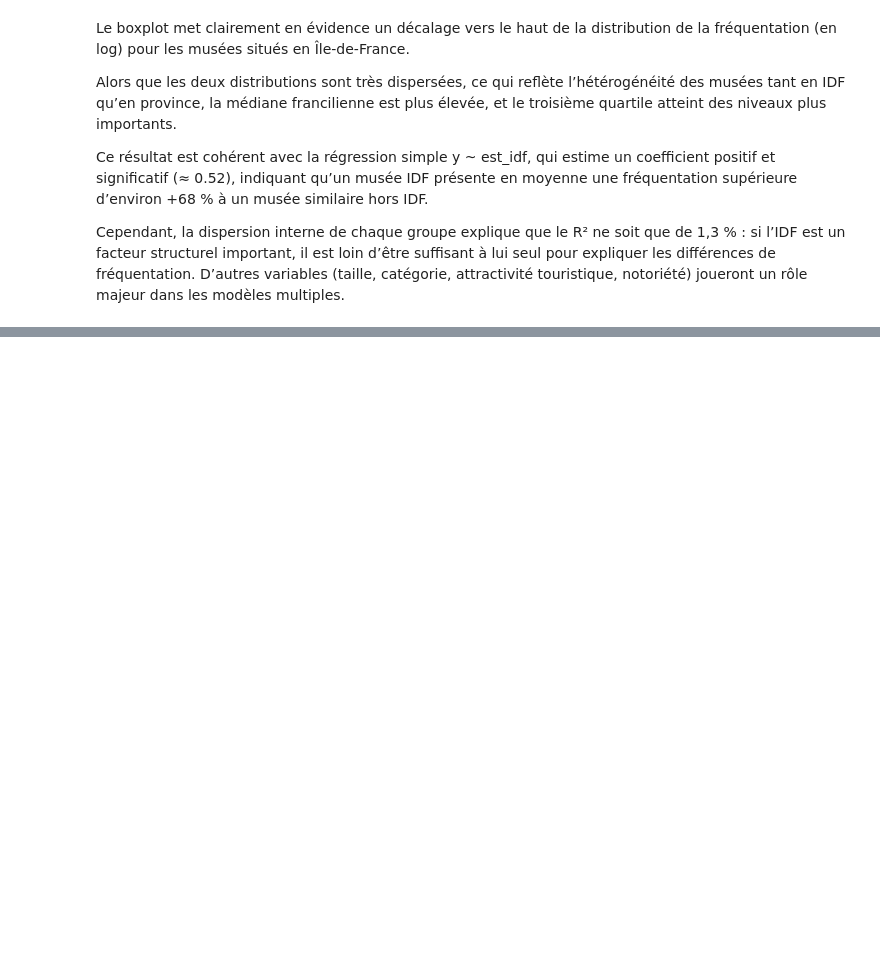
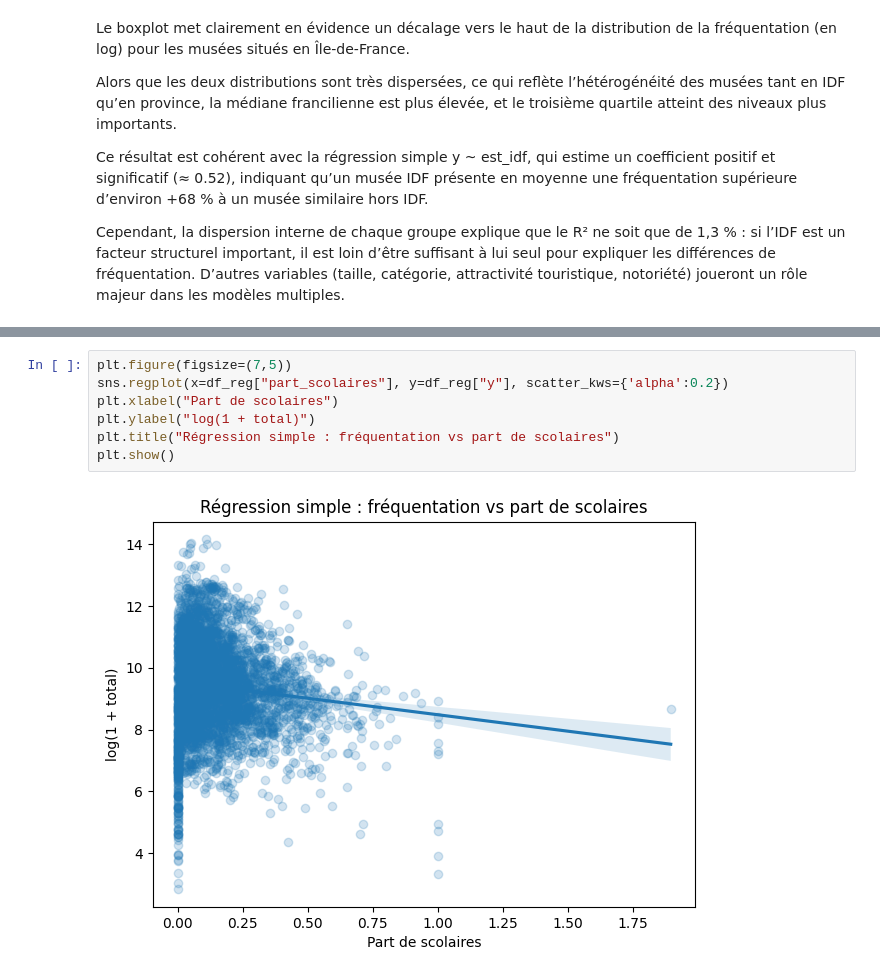
Before and after one commit to emmabezombes/prediction-musee, a Jupyter notebook: notebook/notebook_musees.ipynb, the cells around one changed output, grey strips where cells are left out. Cells and saved outputs as stored; diff of their text form; blank space fills up the shorter version.

```diff
--- a/notebook/notebook_musees.ipynb
+++ b/notebook/notebook_musees.ipynb
@@ -475,0 +508,9 @@ Cependant, la dispersion interne de chaque groupe explique que le R² ne soit qu
+# %%
+plt.figure(figsize=(7,5))
+sns.regplot(x=df_reg["part_scolaires"], y=df_reg["y"], scatter_kws={'alpha':0.2})
+plt.xlabel("Part de scolaires")
+plt.ylabel("log(1 + total)")
+plt.title("Régression simple : fréquentation vs part de scolaires")
+plt.show()
+# %% [output]
+[figure, added]
```
Also changed, not shown: parts of 9 cells of this notebook.
